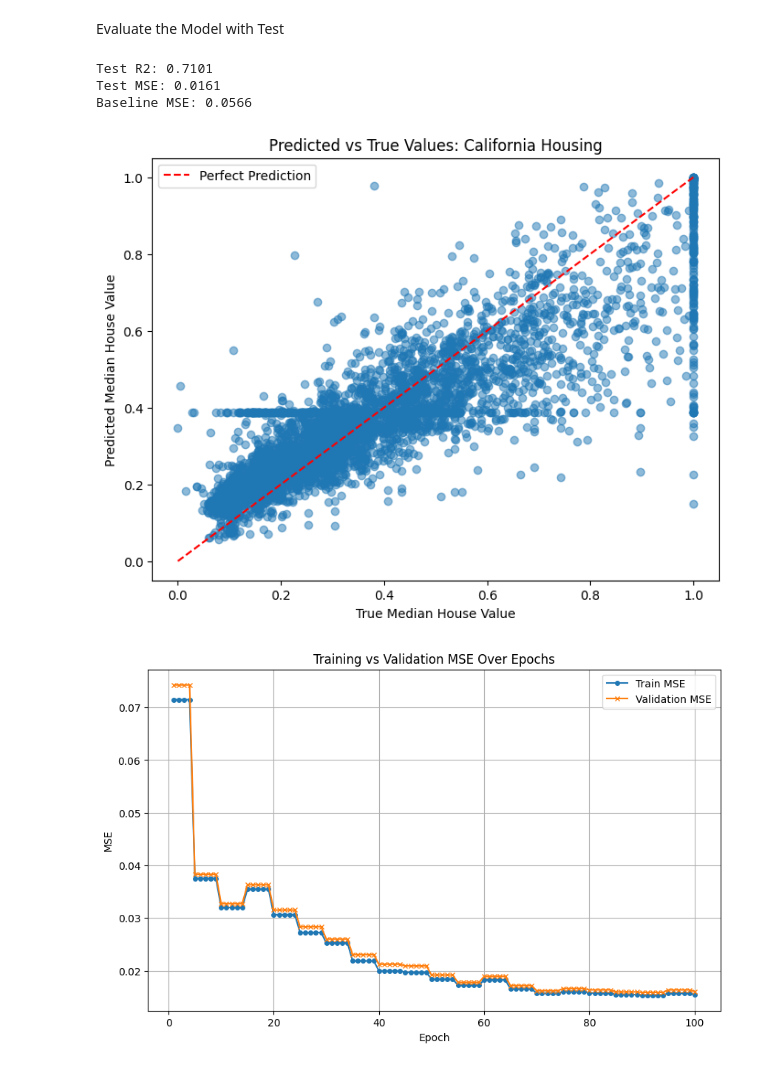
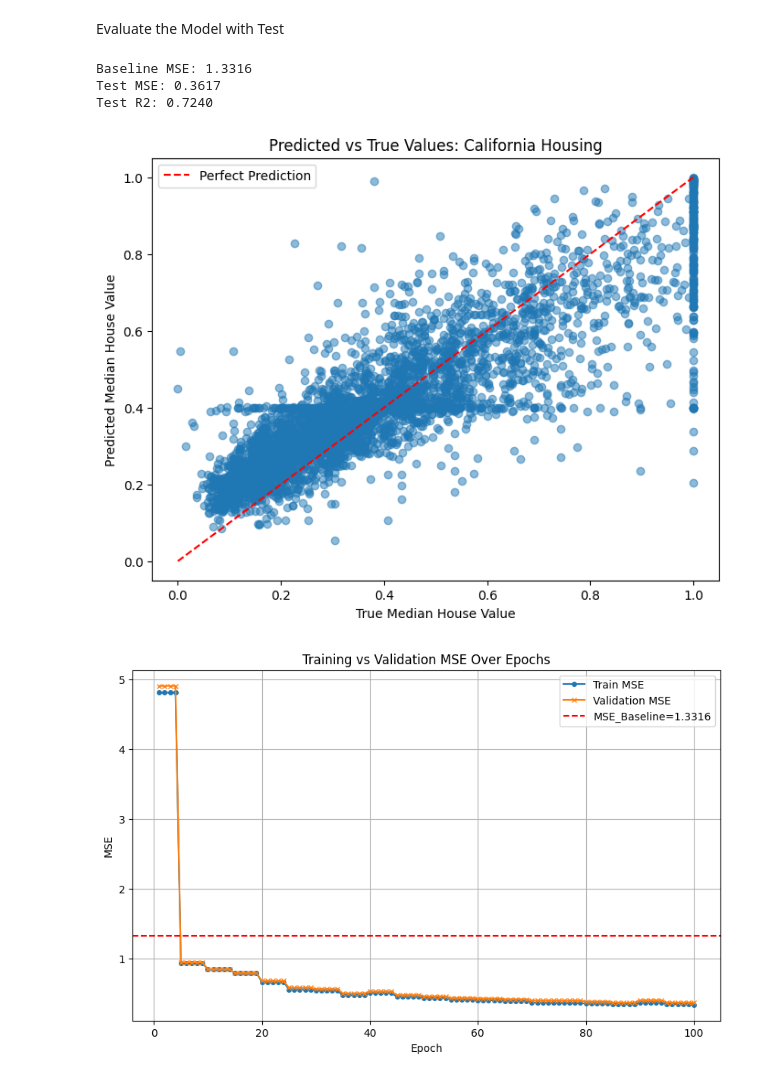
Before and after one commit to dantomige/neural-network, a Jupyter notebook: demos/housing_price.ipynb, the cells around one changed output. Saved outputs shown, nothing was run; the diff lists cells and outputs as text; code cells hidden in the pictures.

```diff
--- a/demos/housing_price.ipynb
+++ b/demos/housing_price.ipynb
@@ -278,6 +278,9 @@ standard_scaler = StandardScaler()
 minmax_scaler = MinMaxScaler()
 
 # df["MedHouseVal"]= df["MedHouseVal"].apply(math.log)
+
+YMAX = df["MedHouseVal"].max()
+YMIN = df["MedHouseVal"].min()
 
 df[["RoomsPerOccup", "RoomsPerBedrms", "LogAveRooms", "RadiusFromCenter", "AngleFromCenter"]] = standard_scaler.fit_transform(
     df[["RoomsPerOccup", "RoomsPerBedrms", "LogAveRooms", "RadiusFromCenter", "AngleFromCenter"]]
@@ -295,3 +298,10 @@ feature_columns = [
 
 X = df[feature_columns].values
 y = df["MedHouseVal"].values
+
+print(YMAX, YMIN)
+
+def convert_model_predictions(Yhat, y_max, y_min):
+    Yhat = np.array(Yhat)
+    Yhat = Yhat * (y_max - y_min) + y_min
+    return Yhat.tolist()
@@ -381,8 +393,17 @@ for epoch in range(num_epochs):
     loss = loss_fn.loss_value
 
     if (epoch + 1) % 5 == 0 or epoch == 0:
-        train_mse = nn.evaluate(trainX, trainY, metric)
-        val_mse = nn.evaluate(valX, valY, metric)
+
+        trainYhat = nn.forward(trainX, training=False)
+        converted_trainYhat = convert_model_predictions(trainYhat, y_max=YMAX, y_min=YMIN)
+        converted_trainY = convert_model_predictions(trainY, y_max=YMAX, y_min=YMIN)
+        train_mse = metric.evaluate(converted_trainY, converted_trainYhat)
+
+        valYhat = nn.forward(valX, training=False)
+        converted_valYhat = convert_model_predictions(valYhat, y_max=YMAX, y_min=YMIN)
+        converted_valY = convert_model_predictions(valY, y_max=YMAX, y_min=YMIN)
+        val_mse = metric.evaluate(converted_valY, converted_valYhat)
+
         print(f"Epoch {epoch + 1}/{num_epochs}, Loss: {loss:.4f}, Train MSE: {train_mse:.4f}, Val MSE: {val_mse:.4f}")
 
         # Save the best model
@@ -417,15 +438,17 @@ Epoch 100/100, Loss: 0.0262, Train MSE: 0.0154, Val MSE: 0.0161
 # %% [markdown]
 Evaluate the Model with Test
 # %%
-test_mse = best_model.evaluate(testX, testY, metric)
-test_r2 = best_model.evaluate(testX, testY, R2Metric())
+converted_testYhat = convert_model_predictions(nn.forward(testX, training=False), y_max=YMAX, y_min=YMIN)
+converted_testY = convert_model_predictions(testY, y_max=YMAX, y_min=YMIN)
+test_mse = metric.evaluate(converted_testY, converted_testYhat)
+test_r2 = R2Metric().evaluate(converted_testY, converted_testYhat)
+print(f"Baseline MSE: 1.3316")
+print(f"Test MSE: {test_mse:.4f}")
 print(f"Test R2: {test_r2:.4f}")
-print(f"Test MSE: {test_mse:.4f}")
-print(f"Baseline MSE: 0.0566")
 # %% [output]
-Test R2: 0.7101
-Test MSE: 0.0161
-Baseline MSE: 0.0566
+Baseline MSE: 1.3316
+Test MSE: 0.3617
+Test R2: 0.7240
 # %%
 plt.figure(figsize=(8,6))
 predictions = [pred[0] for pred in best_model.forward(testX, training=False)]
@@ -444,22 +467,23 @@ plt.legend()
 
 plt.show()
 # %% [output]
-[figure, old version]
+[figure, new version]
 # %%
 # Extract data for plotting
 epochs = [d["epoch"] for d in epoch_training_data]
 train_mse = [d["train_mse"] for d in epoch_training_data]
 val_mse = [d["val_mse"] for d in epoch_training_data]
 
 # Plot
 plt.figure(figsize=(10,6))
 plt.plot(epochs, train_mse, label="Train MSE", marker='o', markersize=4)
 plt.plot(epochs, val_mse, label="Validation MSE", marker='x', markersize=4)
+plt.axhline(y=1.3316, color='r', linestyle='--', label='MSE_Baseline=1.3316')
 plt.xlabel("Epoch")
 plt.ylabel("MSE")
 plt.title("Training vs Validation MSE Over Epochs")
 plt.legend()
 plt.grid(True)
 plt.show()
 # %% [output]
-[figure, old version]
+[figure, new version]
```
Also changed, not shown: parts of 2 cells of this notebook.
